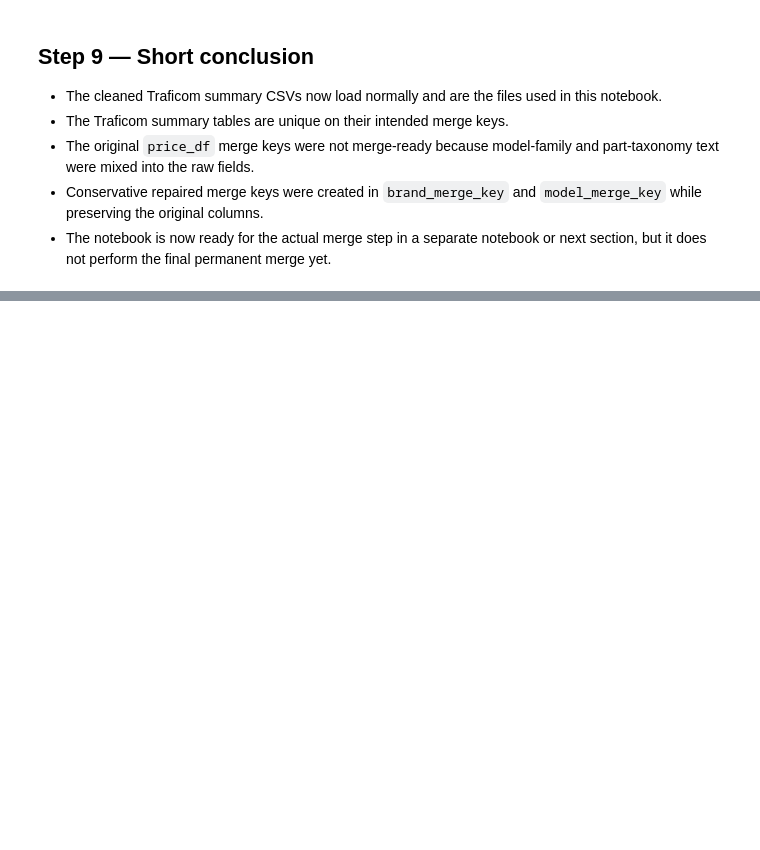
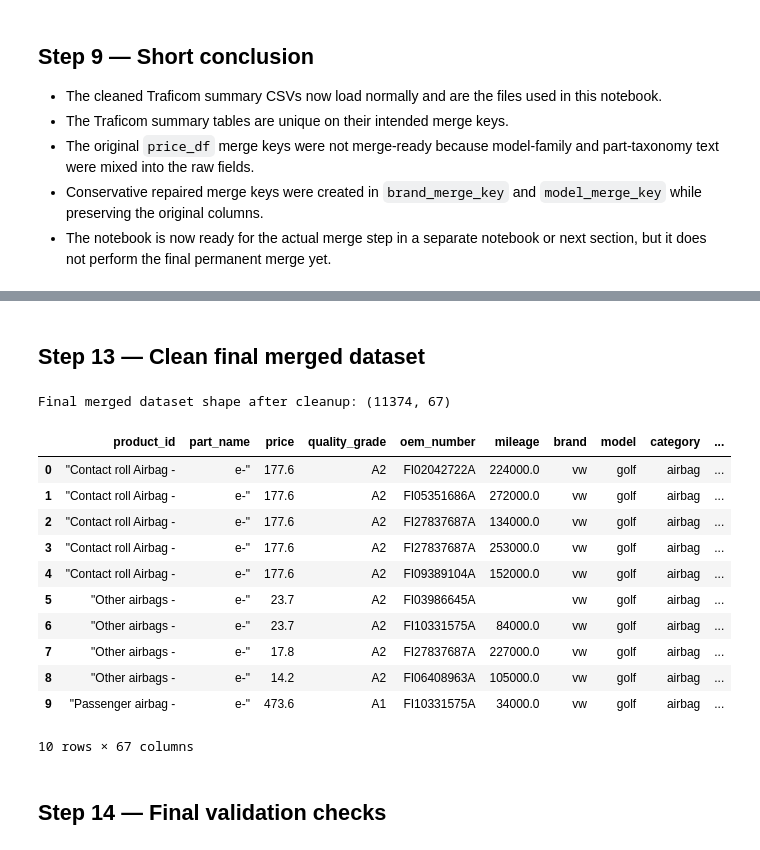
Before and after one commit to Riteshbhandarii/DPPM, a Jupyter notebook: notebooks/Analysis/03_traficom_summary_and_merge_prep.ipynb, the cells around one changed output, grey strips where cells are left out. Saved outputs shown, nothing was run; the diff lists cells and outputs as text; code cells hidden in the pictures; blank space fills up the shorter version.

Commit message:
final merge completed

```diff
--- a/notebooks/Analysis/03_traficom_summary_and_merge_prep.ipynb
+++ b/notebooks/Analysis/03_traficom_summary_and_merge_prep.ipynb
@@ -257,0 +543,71 @@ print(test_merge_result_df["_merge"].value_counts(dropna=False).to_string())
+# %% [markdown]
+## Step 13 — Clean final merged dataset
+# %%
+merged_df_final = merged_df_final.drop(columns=["_merge"]).rename(columns={"brand_x": "brand", "brand_y": "traficom_brand"})
+
+final_helper_columns_to_drop = ["traficom_brand"]
+merged_df_final = merged_df_final.drop(columns=[col for col in final_helper_columns_to_drop if col in merged_df_final.columns])
+
+model_feature_exclusions = {"model_merge_key", "model_family_clean", "model_looks_like_part_taxonomy"}
+model_feature_columns = [
+    col for col in merged_df_final.columns if col.startswith("model_") and col not in model_feature_exclusions
+]
+brand_feature_columns = [col for col in merged_df_final.columns if col.startswith("brand_") and col not in {"brand_merge_key", "brand_is_known_model_family"}]
+price_columns = [
+    col
+    for col in [
+        "product_id",
+        "part_name",
+        "price",
+        "quality_grade",
+        "oem_number",
+        "mileage",
+        "brand",
+        "model",
+        "category",
+        "subcategory",
+        "scrape_date",
+        "year_start",
+        "year_end",
+        "year_span",
+        "year_mid",
+    ]
+    if col in merged_df_final.columns
+]
+merge_key_columns = [
+    col
+    for col in [
+        "brand_merge_key",
+        "model_merge_key",
+        "repair_status",
+        "brand_is_known_model_family",
+        "model_looks_like_part_taxonomy",
+        "model_family_clean",
+    ]
+    if col in merged_df_final.columns
+]
+other_columns = [
+    col
+    for col in merged_df_final.columns
+    if col not in price_columns + merge_key_columns + model_feature_columns + brand_feature_columns
+]
+merged_df_final = merged_df_final[price_columns + merge_key_columns + other_columns + model_feature_columns + brand_feature_columns]
+
+print(f"Final merged dataset shape after cleanup: {merged_df_final.shape}")
+display(merged_df_final.head(10))
+# %% [output]
+Final merged dataset shape after cleanup: (11374, 67)
+|  | product_id | part_name | price | quality_grade | oem_number | mileage | brand | model | category | ... |
+| 0 | "Contact roll Airbag - | e-" | 177.6 | A2 | FI02042722A | 224000.0 | vw | golf | airbag | ... |
+| 1 | "Contact roll Airbag - | e-" | 177.6 | A2 | FI05351686A | 272000.0 | vw | golf | airbag | ... |
+| 2 | "Contact roll Airbag - | e-" | 177.6 | A2 | FI27837687A | 134000.0 | vw | golf | airbag | ... |
+| 3 | "Contact roll Airbag - | e-" | 177.6 | A2 | FI27837687A | 253000.0 | vw | golf | airbag | ... |
+| 4 | "Contact roll Airbag - | e-" | 177.6 | A2 | FI09389104A | 152000.0 | vw | golf | airbag | ... |
+| 5 | "Other airbags - | e-" | 23.7 | A2 | FI03986645A |  | vw | golf | airbag | ... |
+| 6 | "Other airbags - | e-" | 23.7 | A2 | FI10331575A | 84000.0 | vw | golf | airbag | ... |
+| 7 | "Other airbags - | e-" | 17.8 | A2 | FI27837687A | 227000.0 | vw | golf | airbag | ... |
+| 8 | "Other airbags - | e-" | 14.2 | A2 | FI06408963A | 105000.0 | vw | golf | airbag | ... |
+| 9 | "Passenger airbag - | e-" | 473.6 | A1 | FI10331575A | 34000.0 | vw | golf | airbag | ... |
+10 rows × 67 columns
+# %% [markdown]
+## Step 14 — Final validation checks
```
Also changed, not shown: parts of 17 cells of this notebook, 3 other files.
